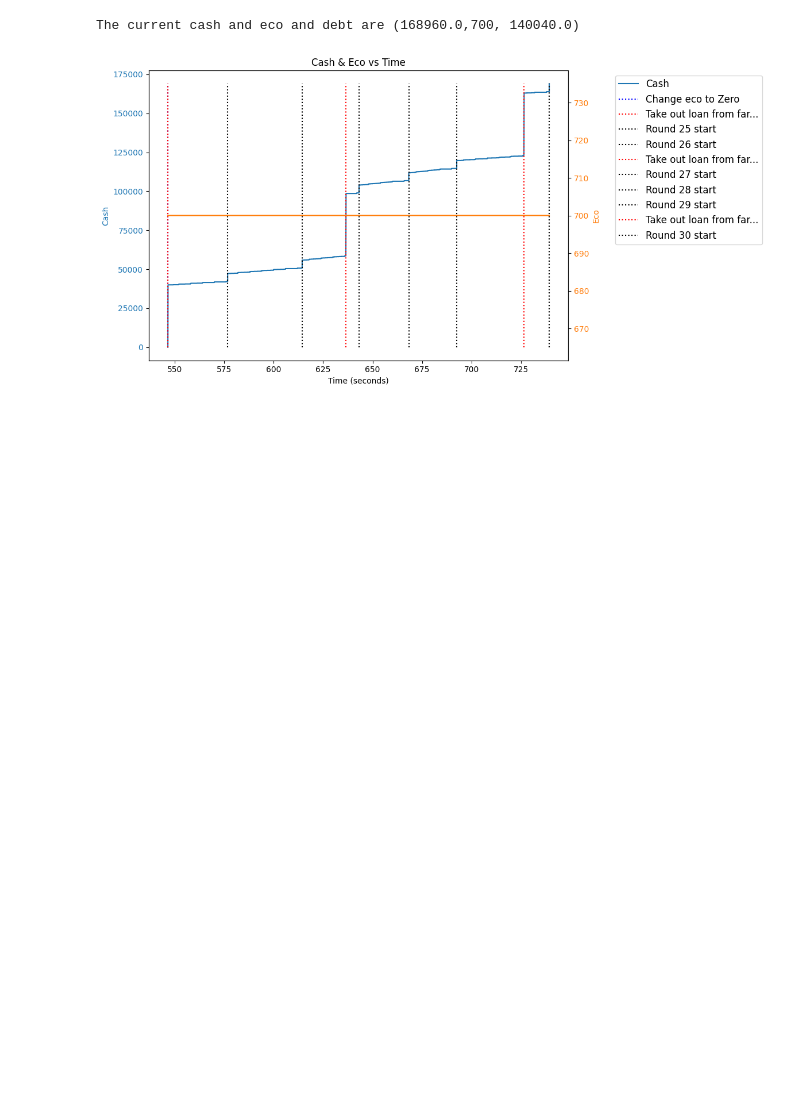
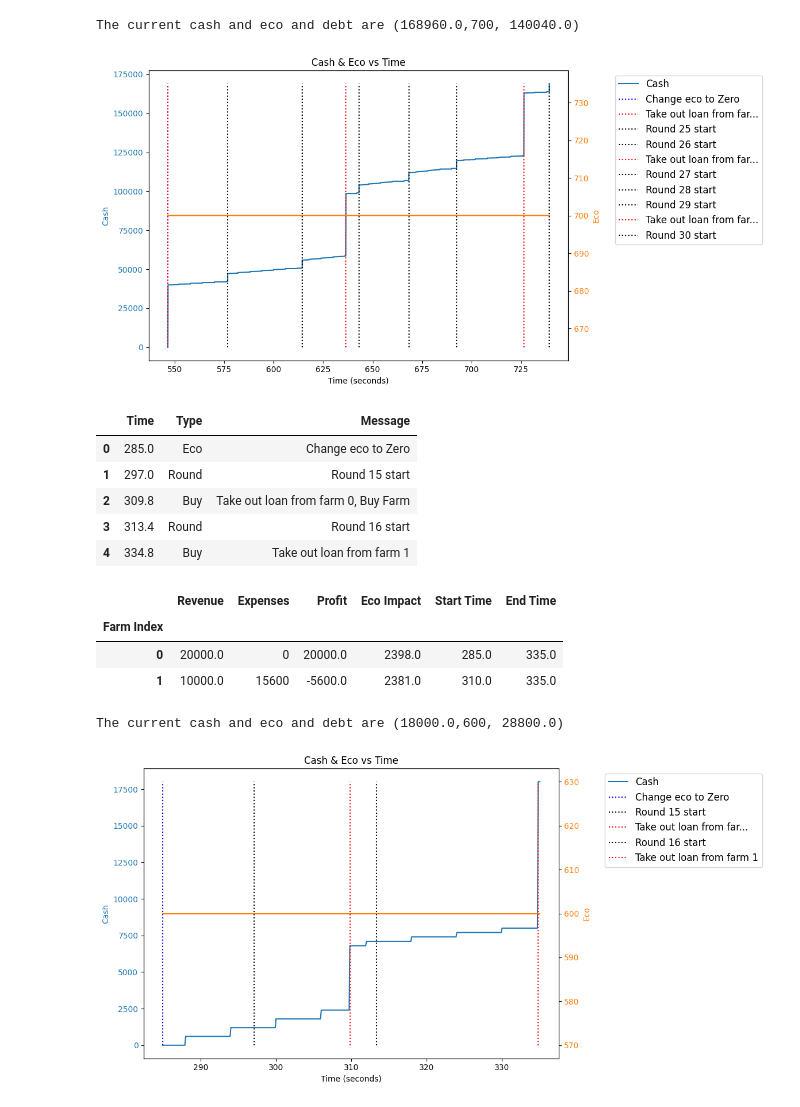
Before and after one commit to redlaserbmBTD/BTDB2_SIMULATOR, a Jupyter notebook: experiments/imf_stacking.ipynb, the cells around one changed output. Cells and saved outputs as stored; diff of their text form; code cells hidden in the pictures; blank space fills up the shorter version.

```diff
--- a/experiments/imf_stacking.ipynb
+++ b/experiments/imf_stacking.ipynb
@@ -114,3 +114,46 @@ b2.writeLog(game_state.logs, filename = 'imf_test')
 | 4 | 37760.0 | 0 | 37760.0 | 1175.0 | 547.0 | 739.0 |
 The current cash and eco and debt are (168960.0,700, 140040.0)
 [figure]
+# %%
+rounds = b2.Rounds(0.1)
+
+farms = [
+    b2.initFarm(rounds.getTimeFromRound(13.99), upgrades = [2,4,0]),
+]
+
+buy_queue = [
+    [b2.activateIMF(0)],
+    [b2.buyFarm(upgrades=(2,4,0))],
+    [b2.activateIMF(1)],
+    [b2.activateIMF(0)]
+]
+
+initial_state_game = {
+    'Cash': 0,
+    'Eco': 600,
+    'Loan': 0,
+    'Eco Send': b2.ecoSend(send_name = 'Zero'),
+    'Buy Queue': buy_queue,
+    'Rounds': rounds, #Determines the lengths of the rounds in the game state
+    'Farms': farms,
+    'Game Round': 14
+}
+
+game_state = b2.GameState(initial_state_game)
+game_state.fastForward(target_time = 335)
+game_state.viewCashEcoHistory()
+print("The current cash and eco and debt are (%s,%s, %s)"%(game_state.cash, game_state.eco, game_state.loan))
+b2.writeLog(game_state.logs, filename = 'imf_snowball')
+# %% [output]
+|  | Time | Type | Message |
+| 0 | 285.0 | Eco | Change eco to Zero |
+| 1 | 297.0 | Round | Round 15 start |
+| 2 | 309.8 | Buy | Take out loan from farm 0, Buy Farm |
+| 3 | 313.4 | Round | Round 16 start |
+| 4 | 334.8 | Buy | Take out loan from farm 1 |
+|  | Revenue | Expenses | Profit | Eco Impact | Start Time | End Time |
+| Farm Index |  |  |  |  |  |  |
+| 0 | 20000.0 | 0 | 20000.0 | 2398.0 | 285.0 | 335.0 |
+| 1 | 10000.0 | 15600 | -5600.0 | 2381.0 | 310.0 | 335.0 |
+The current cash and eco and debt are (18000.0,600, 28800.0)
+[figure, added]
```
Also changed, not shown: 5 other files.
